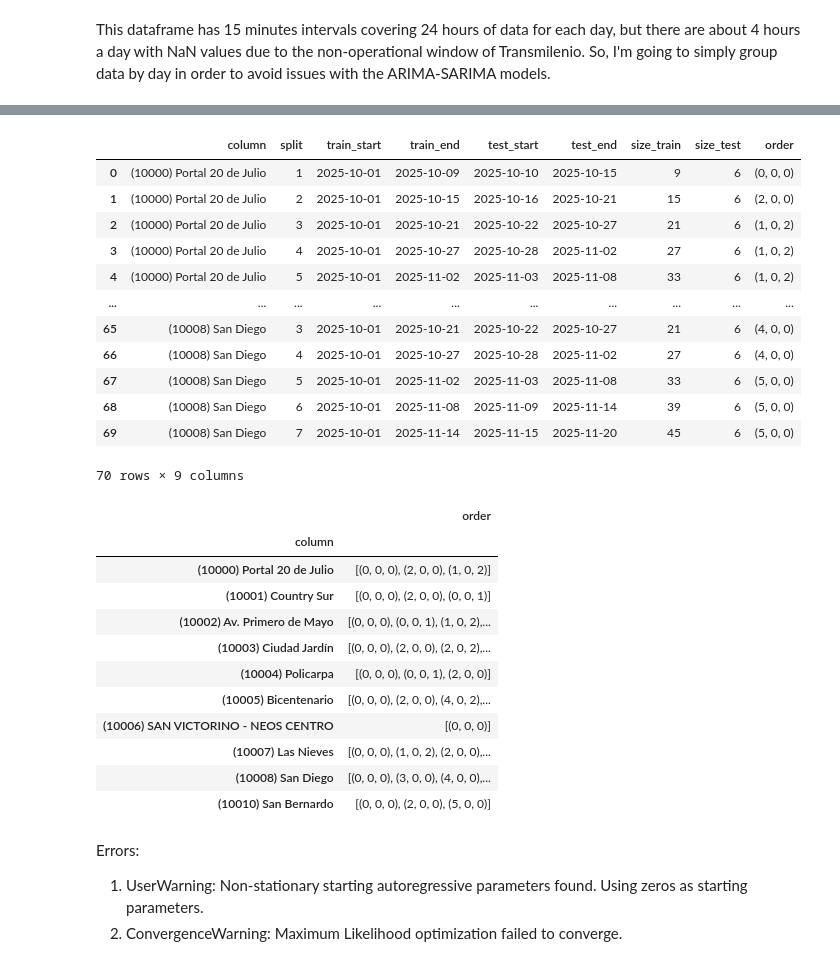
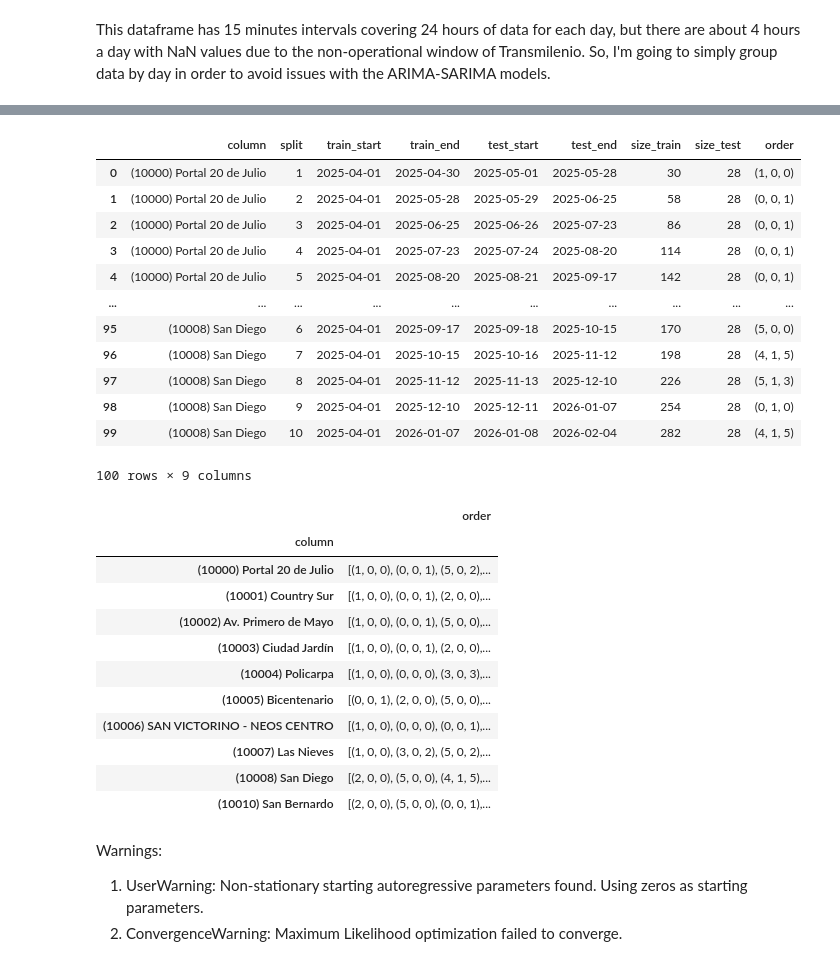
Before and after one commit to aeramireza/Proyecto_Transmilenio, a Jupyter notebook: notebooks/ARIMA.ipynb, the cells around one changed output, grey strips where cells are left out. Saved outputs shown, nothing was run; the diff lists cells and outputs as text; code cells hidden in the pictures.

```diff
--- a/notebooks/ARIMA.ipynb
+++ b/notebooks/ARIMA.ipynb
@@ -16,7 +18,7 @@ from statsmodels.tools.sm_exceptions import ConvergenceWarning
 from scipy.stats import norm
 # %%
 # Read dataframe
-df = pd.read_csv('../data/validaciones.csv', index_col='Fecha', parse_dates=['Fecha'])
+df = pd.read_csv('../data/validaciones12m.csv', index_col='Fecha', parse_dates=['Fecha'])
 df.head(3)
 # %% [output]
 |  | (10000) Portal 20 de Julio | (10001) Country Sur | (10002) Av. Primero de Mayo | (10003) Ciudad Jardín | ... |
@@ -85,36 +87,37 @@ print(holdout_set.shape)
 # %%
-results = training_auto_arima(train_set, n_splits=7)
+# If m = 1 (non-seasonal, default), seasonal is set to false
+results = training_auto_arima(train_set, n_splits=10)
 results
 # %% [output]
 |  | column | split | train_start | train_end | test_start | test_end | size_train | size_test | order |
-| 0 | (10000) Portal 20 de Julio | 1 | 2025-10-01 | 2025-10-09 | 2025-10-10 | 2025-10-15 | 9 | 6 | (0, 0, 0) |
-| 1 | (10000) Portal 20 de Julio | 2 | 2025-10-01 | 2025-10-15 | 2025-10-16 | 2025-10-21 | 15 | 6 | (2, 0, 0) |
-| 2 | (10000) Portal 20 de Julio | 3 | 2025-10-01 | 2025-10-21 | 2025-10-22 | 2025-10-27 | 21 | 6 | (1, 0, 2) |
-| 3 | (10000) Portal 20 de Julio | 4 | 2025-10-01 | 2025-10-27 | 2025-10-28 | 2025-11-02 | 27 | 6 | (1, 0, 2) |
-| 4 | (10000) Portal 20 de Julio | 5 | 2025-10-01 | 2025-11-02 | 2025-11-03 | 2025-11-08 | 33 | 6 | (1, 0, 2) |
+| 0 | (10000) Portal 20 de Julio | 1 | 2025-04-01 | 2025-04-30 | 2025-05-01 | 2025-05-28 | 30 | 28 | (1, 0, 0) |
+| 1 | (10000) Portal 20 de Julio | 2 | 2025-04-01 | 2025-05-28 | 2025-05-29 | 2025-06-25 | 58 | 28 | (0, 0, 1) |
+| 2 | (10000) Portal 20 de Julio | 3 | 2025-04-01 | 2025-06-25 | 2025-06-26 | 2025-07-23 | 86 | 28 | (0, 0, 1) |
+| 3 | (10000) Portal 20 de Julio | 4 | 2025-04-01 | 2025-07-23 | 2025-07-24 | 2025-08-20 | 114 | 28 | (0, 0, 1) |
+| 4 | (10000) Portal 20 de Julio | 5 | 2025-04-01 | 2025-08-20 | 2025-08-21 | 2025-09-17 | 142 | 28 | (0, 0, 1) |
 | ... | ... | ... | ... | ... | ... | ... | ... | ... | ... |
-| 65 | (10008) San Diego | 3 | 2025-10-01 | 2025-10-21 | 2025-10-22 | 2025-10-27 | 21 | 6 | (4, 0, 0) |
-| 66 | (10008) San Diego | 4 | 2025-10-01 | 2025-10-27 | 2025-10-28 | 2025-11-02 | 27 | 6 | (4, 0, 0) |
-| 67 | (10008) San Diego | 5 | 2025-10-01 | 2025-11-02 | 2025-11-03 | 2025-11-08 | 33 | 6 | (5, 0, 0) |
-| 68 | (10008) San Diego | 6 | 2025-10-01 | 2025-11-08 | 2025-11-09 | 2025-11-14 | 39 | 6 | (5, 0, 0) |
-| 69 | (10008) San Diego | 7 | 2025-10-01 | 2025-11-14 | 2025-11-15 | 2025-11-20 | 45 | 6 | (5, 0, 0) |
+| 95 | (10008) San Diego | 6 | 2025-04-01 | 2025-09-17 | 2025-09-18 | 2025-10-15 | 170 | 28 | (5, 0, 0) |
+| 96 | (10008) San Diego | 7 | 2025-04-01 | 2025-10-15 | 2025-10-16 | 2025-11-12 | 198 | 28 | (4, 1, 5) |
+| 97 | (10008) San Diego | 8 | 2025-04-01 | 2025-11-12 | 2025-11-13 | 2025-12-10 | 226 | 28 | (5, 1, 3) |
+| 98 | (10008) San Diego | 9 | 2025-04-01 | 2025-12-10 | 2025-12-11 | 2026-01-07 | 254 | 28 | (0, 1, 0) |
+| 99 | (10008) San Diego | 10 | 2025-04-01 | 2026-01-07 | 2026-01-08 | 2026-02-04 | 282 | 28 | (4, 1, 5) |
-70 rows × 9 columns
+100 rows × 9 columns
 # %%
 orders = results.groupby('column')['order'].unique().to_frame()
 orders
 # %% [output]
 |  | order |
 | column |  |
-| (10000) Portal 20 de Julio | [(0, 0, 0), (2, 0, 0), (1, 0, 2)] |
-| (10001) Country Sur | [(0, 0, 0), (2, 0, 0), (0, 0, 1)] |
-| (10002) Av. Primero de Mayo | [(0, 0, 0), (0, 0, 1), (1, 0, 2),... |
-| (10003) Ciudad Jardín | [(0, 0, 0), (2, 0, 0), (2, 0, 2),... |
-| (10004) Policarpa | [(0, 0, 0), (0, 0, 1), (2, 0, 0)] |
-| (10005) Bicentenario | [(0, 0, 0), (2, 0, 0), (4, 0, 2),... |
-| (10006) SAN VICTORINO - NEOS CENTRO | [(0, 0, 0)] |
-| (10007) Las Nieves | [(0, 0, 0), (1, 0, 2), (2, 0, 0),... |
-| (10008) San Diego | [(0, 0, 0), (3, 0, 0), (4, 0, 0),... |
-| (10010) San Bernardo | [(0, 0, 0), (2, 0, 0), (5, 0, 0)] |
+| (10000) Portal 20 de Julio | [(1, 0, 0), (0, 0, 1), (5, 0, 2),... |
+| (10001) Country Sur | [(1, 0, 0), (0, 0, 1), (2, 0, 0),... |
+| (10002) Av. Primero de Mayo | [(1, 0, 0), (0, 0, 1), (5, 0, 0),... |
+| (10003) Ciudad Jardín | [(1, 0, 0), (0, 0, 1), (2, 0, 0),... |
+| (10004) Policarpa | [(1, 0, 0), (0, 0, 0), (3, 0, 3),... |
+| (10005) Bicentenario | [(0, 0, 1), (2, 0, 0), (5, 0, 0),... |
+| (10006) SAN VICTORINO - NEOS CENTRO | [(1, 0, 0), (0, 0, 0), (0, 0, 1),... |
+| (10007) Las Nieves | [(1, 0, 0), (3, 0, 2), (5, 0, 2),... |
+| (10008) San Diego | [(2, 0, 0), (5, 0, 0), (4, 1, 5),... |
+| (10010) San Bernardo | [(2, 0, 0), (5, 0, 0), (0, 0, 1),... |
 # %%
 # Do the cross-validation:
 # For each order in each station, fit the arima for each split and then take the means for the relevant metrics
@@ -170,7 +173,7 @@ def arima_cv(scoring='mean_absolute_error'):
 
     return models, problematic_orders
 # %% [markdown]
-Errors:
+Warnings:
 1. UserWarning: Non-stationary starting autoregressive parameters found. Using zeros as starting parameters.
 2. ConvergenceWarning: Maximum Likelihood optimization failed to converge.
 # %%
```
Also changed, not shown: parts of 17 cells of this notebook.
